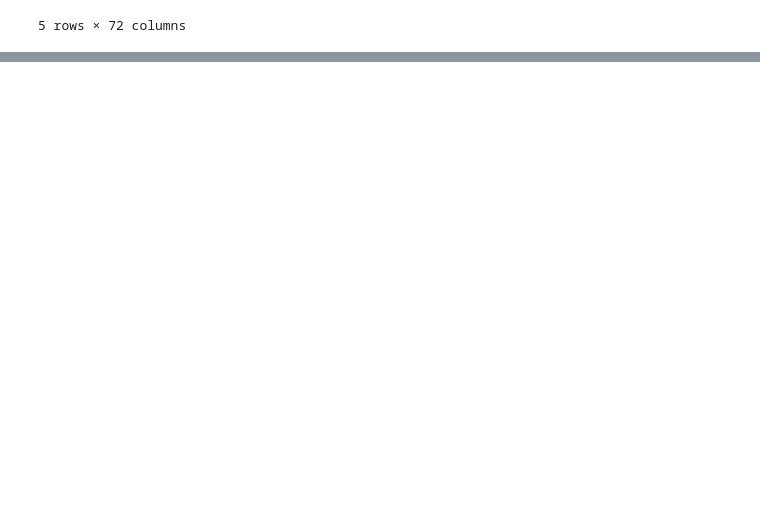
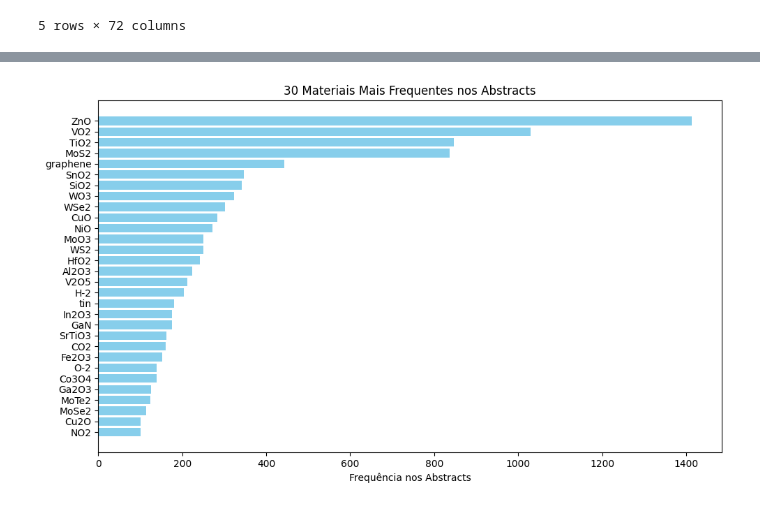
Before and after one commit to Iasodara/nlp-for-semiconductors, a Jupyter notebook: NLP/nlp.ipynb, the cells around one changed output, grey strips where cells are left out. Drawn from its saved outputs; the diff is of its cells as text; code cells hidden in the pictures; blank space fills up the shorter version.

```diff
--- a/NLP/nlp.ipynb
+++ b/NLP/nlp.ipynb
@@ -171,0 +253,2 @@ df.head() if df is not None else "Text column not found."
+# %%
+df["Sentences"] = df["Abstract"].apply(extract_sentence)
@@ -171,0 +303,3 @@ df.head() if df is not None else "Text column not found."
+# %%
+df["POS_Title"] = df["Article Title"].apply(lambda text: [(token.text, token.pos_) for token in nlp(text)])
+df["Lemmas"] = df["Article Title"].apply(lambda text: [token.lemma_ for token in nlp(text)])
@@ -171,0 +496,14 @@ df.head() if df is not None else "Text column not found."
+# %%
+# Função para contar as dependências relevantes por título
+def contar_dep_por_titulo(tokens):
+    contagem = {"ROOT": 0, "nsubj": 0, "pobj": 0, "compound": 0, "attr": 0, "dobj": 0}
+    for token in tokens:
+        if token.dep_ in contagem:
+            contagem[token.dep_] += 1
+    return contagem
+
+# Cria nova coluna com as contagens
+df["Dep_Counts"] = df["Title_Tokens"].apply(contar_dep_por_titulo)
+
+# Conta quantos padrões "X of Y" aparecem por título
+df["Num_HeadOfObject"] = df["HeadOfObject_Patterns"].apply(len)
@@ -171,0 +542,3 @@ df.head() if df is not None else "Text column not found."
+# %%
+# Cria uma coluna com todos os docs (abstracts inteiros)
+df["Doc_Abstract"] = df["Abstract"].fillna("").apply(nlp)
@@ -171,0 +624,18 @@ df.head() if df is not None else "Text column not found."
+# %%
+import matplotlib.pyplot as plt
+import pandas as pd
+
+# Garante que a Series está formatada corretamente como DataFrame
+top_materiais = materiais_contados.sort_values(ascending=False).head(30).reset_index()
+top_materiais.columns = ["Material", "Frequência"]  # renomeia as colunas
+
+# Gráfico de barras horizontais
+plt.figure(figsize=(10, 6))
+plt.barh(top_materiais["Material"], top_materiais["Frequência"], color="skyblue")
+plt.xlabel("Frequência nos Abstracts")
+plt.title("30 Materiais Mais Frequentes nos Abstracts")
+plt.gca().invert_yaxis()  # materiais mais frequentes no topo
+plt.tight_layout()
+plt.show()
+# %% [output]
+[figure, added]
```
Also changed, not shown: parts of 37 cells of this notebook.
